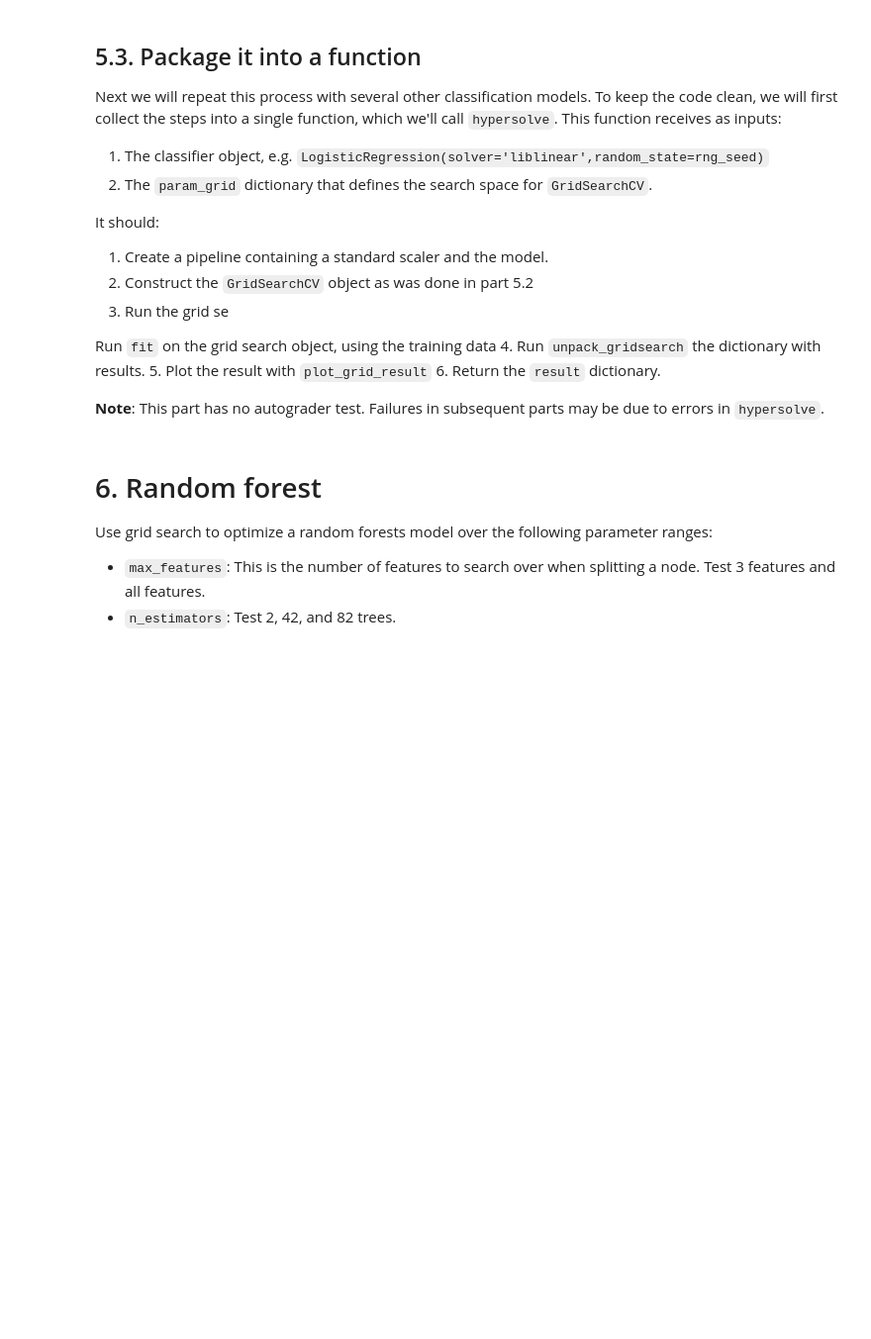
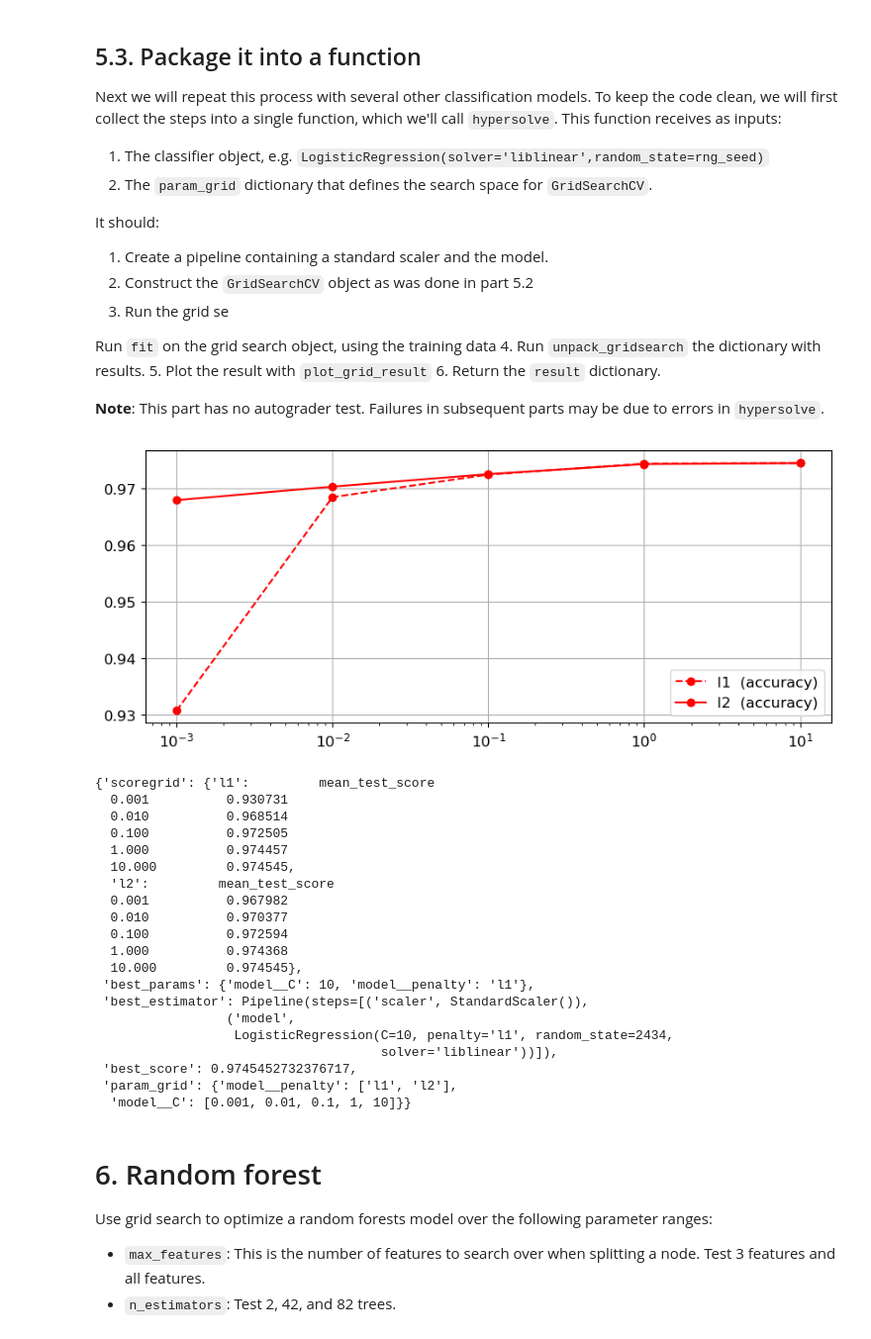
Before and after one commit to rajeev-t/stats-n-ds-4engineers, a Jupyter notebook: lab06/lab6.ipynb, the cells around one changed output. Shown: that part at 99% size. Cells and saved outputs as stored; diff of their text form; code cells hidden in the pictures; blank space fills up the shorter version.

```diff
--- a/lab06/lab6.ipynb
+++ b/lab06/lab6.ipynb
@@ -206,0 +202,14 @@ gs_logreg.fit(...)
+# %%
+from sklearn.model_selection import GridSearchCV
+
+param_grid = {
+    'model__penalty' : ['l1', 'l2'],
+    'model__C' : [10**-3, 10**-2, 10**-1, 1, 10]
+}
+
+gs_logreg = GridSearchCV(estimator=logreg_pipe,
+                         param_grid=param_grid,
+                         scoring='accuracy',
+                         cv=3,
+                         refit='accuracy')
+gs_logreg.fit(Xtrain, ytrain)
@@ -243,30 +265,56 @@ Run `fit` on the grid search object, using the training data
 
 **Note**: This part has no autograder test. Failures in subsequent parts may be due to errors in `hypersolve`.
 # %%
-
 def hypersolve(model,param_grid):
     # 1. Create the pipeline model
     pipe = Pipeline([
-    ...
+    ('scaler', StandardScaler()),
+    ('model', model)
     ])
 
     # 2. Construct the `GridSearchCV` object as was done in part 5.2
-    gs = GridSearchCV(...)
+    gs = GridSearchCV(estimator=pipe,
+                      param_grid=param_grid,
+                      scoring='accuracy',
+                      cv=3,
+                      refit='accuracy')
 
     # 3. Run the grid search
-    gs = gs.fit(...)
+    gs = gs.fit(Xtrain, ytrain)
 
     # 4. Run `unpack_gridsearch` to obtain the results dictionary.
-    result = unpack_gridsearch(...)
+    result = unpack_gridsearch(gs)
 
     # 5. Plot the result with `plot_grid_result`
-    plot_grid_result(...)
+    plot_grid_result(result)
 
     # 6. return result
-    return ...
+    return result
 # %%
 # test your code
-...
+hypersolve(LogisticRegression(solver='liblinear', random_state=rng_seed), param_grid)
+# %% [output]
+[figure, added]
+{'scoregrid': {'l1':         mean_test_score
+  0.001          0.930731
+  0.010          0.968514
+  0.100          0.972505
+  1.000          0.974457
+  10.000         0.974545,
+  'l2':         mean_test_score
+  0.001          0.967982
+  0.010          0.970377
+  0.100          0.972594
+  1.000          0.974368
+  10.000         0.974545},
+ 'best_params': {'model__C': 10, 'model__penalty': 'l1'},
+ 'best_estimator': Pipeline(steps=[('scaler', StandardScaler()),
+                 ('model',
+                  LogisticRegression(C=10, penalty='l1', random_state=2434,
+                                     solver='liblinear'))]),
+ 'best_score': 0.9745452732376717,
+ 'param_grid': {'model__penalty': ['l1', 'l2'],
+  'model__C': [0.001, 0.01, 0.1, 1, 10]}}
 # %% [markdown]
 # 6. Random forest
 
```
Also changed, not shown: parts of 15 cells of this notebook, 2 other files.
